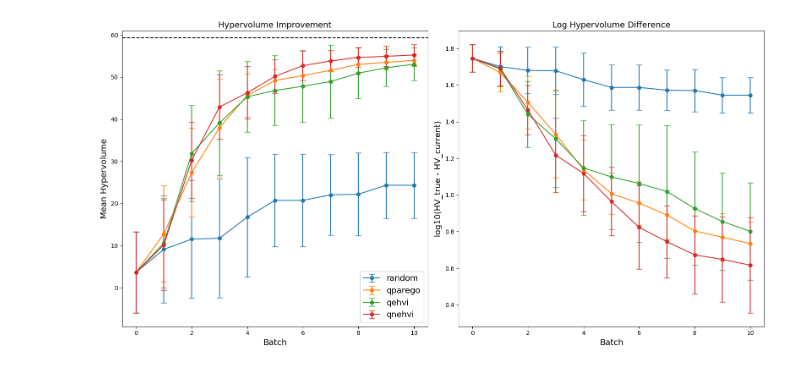
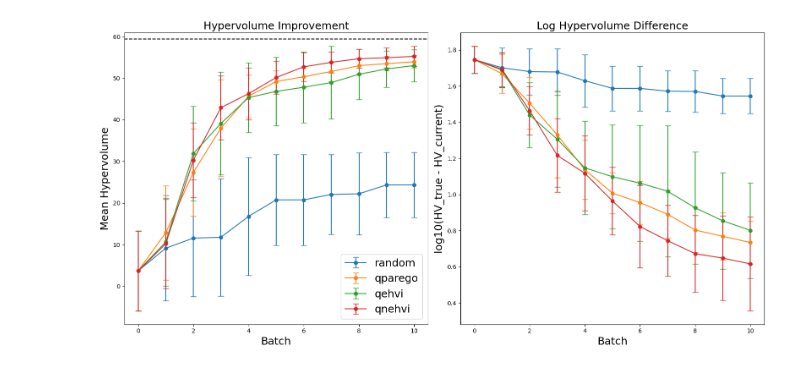
Before and after one commit to Schubydo/msc_code, a Jupyter notebook: MO_Numerical_Experiments/plots.ipynb, the cells around one changed output. Drawn from its saved outputs; the diff is of its cells as text; code cells hidden in the pictures.

```diff
--- a/MO_Numerical_Experiments/plots.ipynb
+++ b/MO_Numerical_Experiments/plots.ipynb
@@ -18,38 +18,38 @@ for method in methods:
     mean_hypervolume = method_data['Mean Hypervolume'].values
     std_hypervolume = method_data['Std Hypervolume'].values
     stats[method] = (mean_hypervolume, std_hypervolume)
 
 
 fig, axs = plt.subplots(1, 2, figsize=(16, 8))
 
 
 for method in methods:
     method_data = data[data['Method'] == method]
     axs[0].errorbar(method_data['Batch'], method_data['Mean Hypervolume'],
                     yerr=method_data['Std Hypervolume'], label=method,
                     capsize=5, marker='o')
 
-axs[0].set_xlabel('Batch', fontsize=14)
-axs[0].set_ylabel('Mean Hypervolume', fontsize=14)
-axs[0].set_title('Hypervolume Improvement', fontsize=14)
-axs[0].legend(fontsize=14)
+axs[0].set_xlabel('Batch', fontsize=18)
+axs[0].set_ylabel('Mean Hypervolume', fontsize=18)
+axs[0].set_title('Hypervolume Improvement', fontsize=18)
+axs[0].legend(fontsize=18)
 axs[0].axhline(y=59.36011874867746, color='black', linestyle='--', label='Max Hypervolume')
 
 
 
 for key, (mean_hypervolume, std_hypervolume) in stats.items():
     x = np.arange(len(mean_hypervolume))
     mean_log_hv = np.log10(hv_true - mean_hypervolume)
     std_log_hv = std_hypervolume / ((hv_true - mean_hypervolume) * np.log(10))
 
     axs[1].errorbar(x, mean_log_hv, yerr=std_log_hv, label=key, marker='o', capsize=5)
 
-axs[1].set_xlabel('Batch', fontsize=14)
-axs[1].set_ylabel('log10(HV_true - HV_current)', fontsize=14)
-axs[1].set_title('Log Hypervolume Difference', fontsize=14)
+axs[1].set_xlabel('Batch', fontsize=18)
+axs[1].set_ylabel('log10(HV_true - HV_current)', fontsize=18)
+axs[1].set_title('Log Hypervolume Difference', fontsize=18)
 
 # Adjust layout and show the plots
 plt.tight_layout()
 plt.show()
 # %% [output]
-[figure, old version]
+[figure, new version]
```
Also changed, not shown: parts of 1 cell of this notebook, 1 other file.
